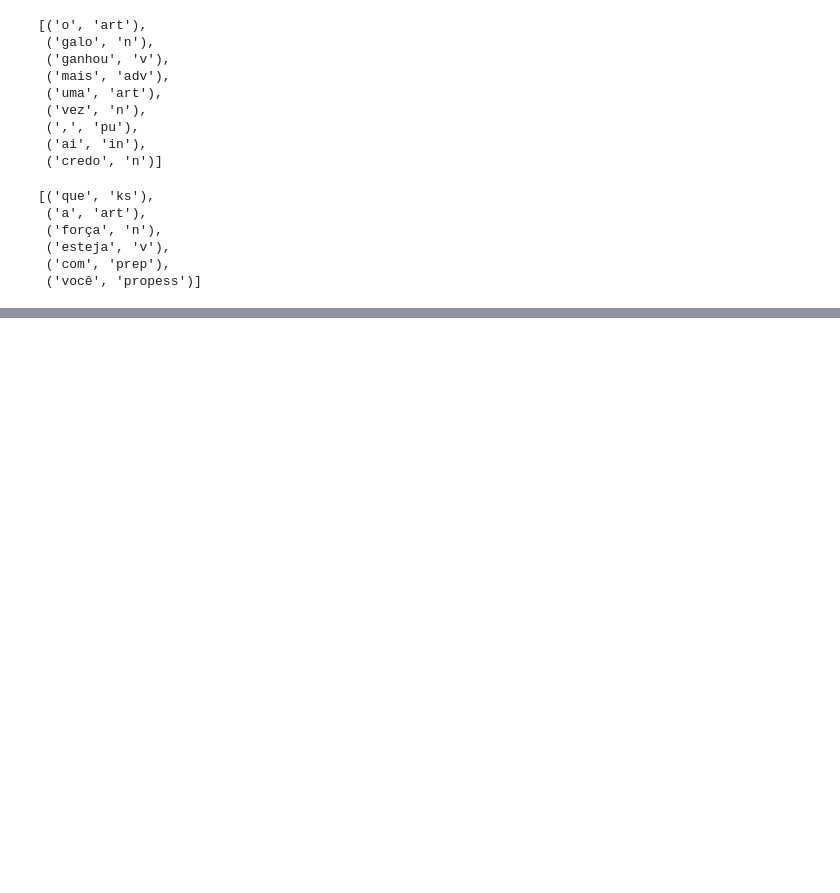
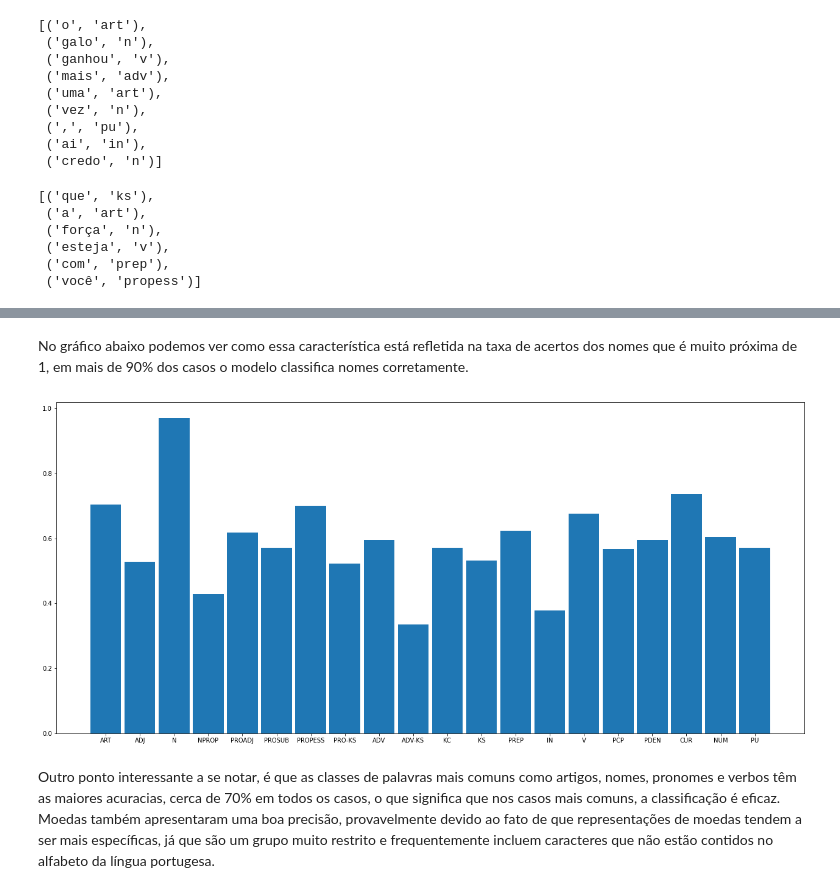
Before and after one commit to luizppa/portuguese-pos-tagging, a Jupyter notebook: pos_tagging.ipynb, the cells around one changed output, grey strips where cells are left out. Drawn from its saved outputs; the diff is of its cells as text; code cells hidden in the pictures; blank space fills up the shorter version.

Commit message:
Model accuracy test results

```diff
--- a/pos_tagging.ipynb
+++ b/pos_tagging.ipynb
@@ -260,7 +255,7 @@ def test_model(tagger: HiddenMarkovModelTagger, predictions: list, test_sentence
         hit += 1
       else:
         miss += 1
-      results[prediction][answer] += 1
+      results[answer][prediction] += 1
 
   return (hit, miss, results)
 # %%
@@ -289,0 +296,11 @@ result
+# %% [markdown]
+No gráfico abaixo podemos ver como essa característica está refletida na taxa de acertos dos nomes que é muito próxima de 1, em mais de 90% dos casos o modelo classifica nomes corretamente.
+# %%
+accuracies = [result[tag][tag]/(result[tag].sum()) for tag in tags]
+plt.figure(figsize=(22, 10))
+plt.bar(tags, accuracies, .9)
+plt.show()
+# %% [output]
+[figure, added]
+# %% [markdown]
+Outro ponto interessante a se notar, é que as classes de palavras mais comuns como artigos, nomes, pronomes e verbos têm as maiores acuracias, cerca de 70% em todos os casos, o que significa que nos casos mais comuns, a classificação é eficaz. Moedas também apresentaram uma boa precisão, provavelmente devido ao fato de que representações de moedas tendem a ser mais específicas, já que são um grupo muito restrito e frequentemente incluem caracteres que não estão contidos no alfabeto da língua portugesa.
```
Also changed, not shown: parts of 10 cells of this notebook.
